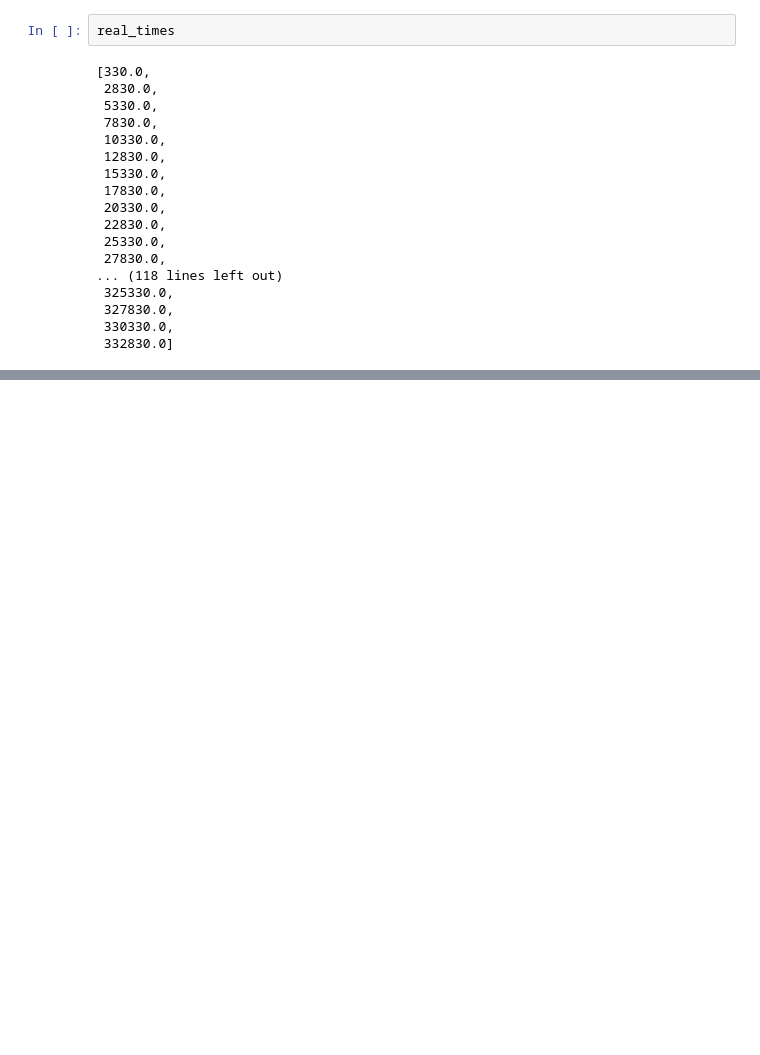
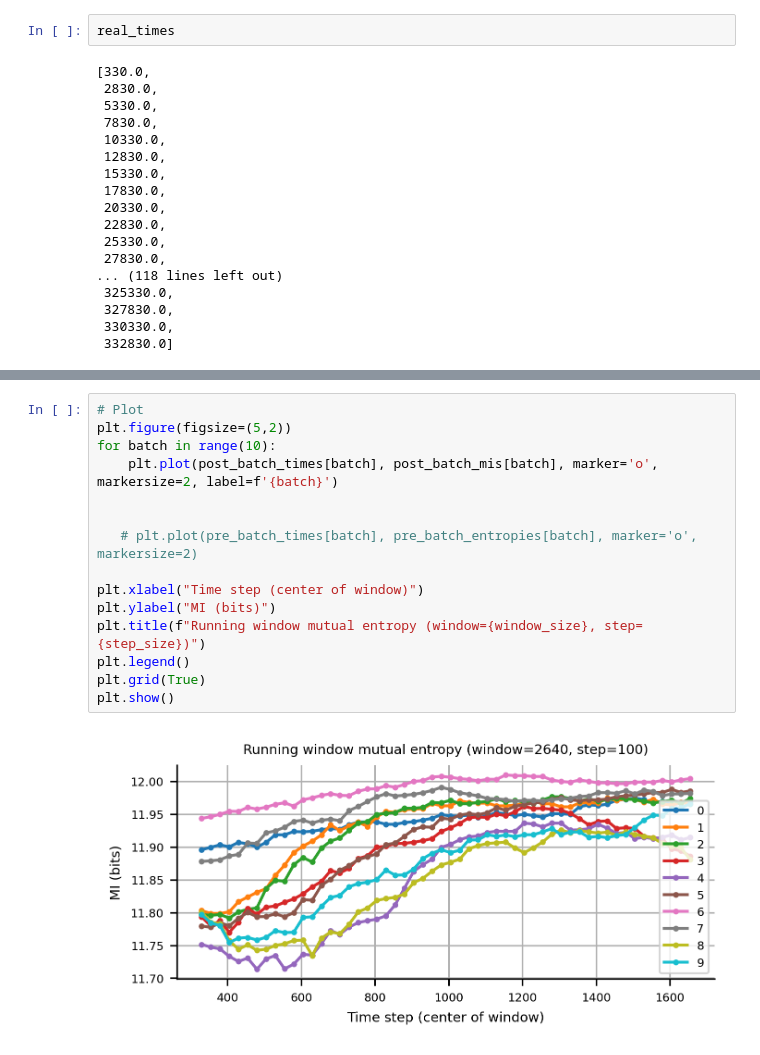
Before and after one commit to mjadiaz/rnjax, a Jupyter notebook: notebooks/metrics_csv_analysis_spikes.ipynb, the cells around one changed output, grey strips where cells are left out. Cells and saved outputs as stored; diff of their text form; blank space fills up the shorter version.

```diff
--- a/notebooks/metrics_csv_analysis_spikes.ipynb
+++ b/notebooks/metrics_csv_analysis_spikes.ipynb
@@ -413,0 +490,17 @@ real_times
+# %%
+# Plot
+plt.figure(figsize=(5,2))
+for batch in range(10):
+    plt.plot(post_batch_times[batch], post_batch_mis[batch], marker='o', markersize=2, label=f'{batch}')
+
+
+   # plt.plot(pre_batch_times[batch], pre_batch_entropies[batch], marker='o', markersize=2)
+
+plt.xlabel("Time step (center of window)")
+plt.ylabel("MI (bits)")
+plt.title(f"Running window mutual entropy (window={window_size}, step={step_size})")
+plt.legend()
+plt.grid(True)
+plt.show()
+# %% [output]
+[figure, added]
```
Also changed, not shown: parts of 7 cells of this notebook, 1 other file.
